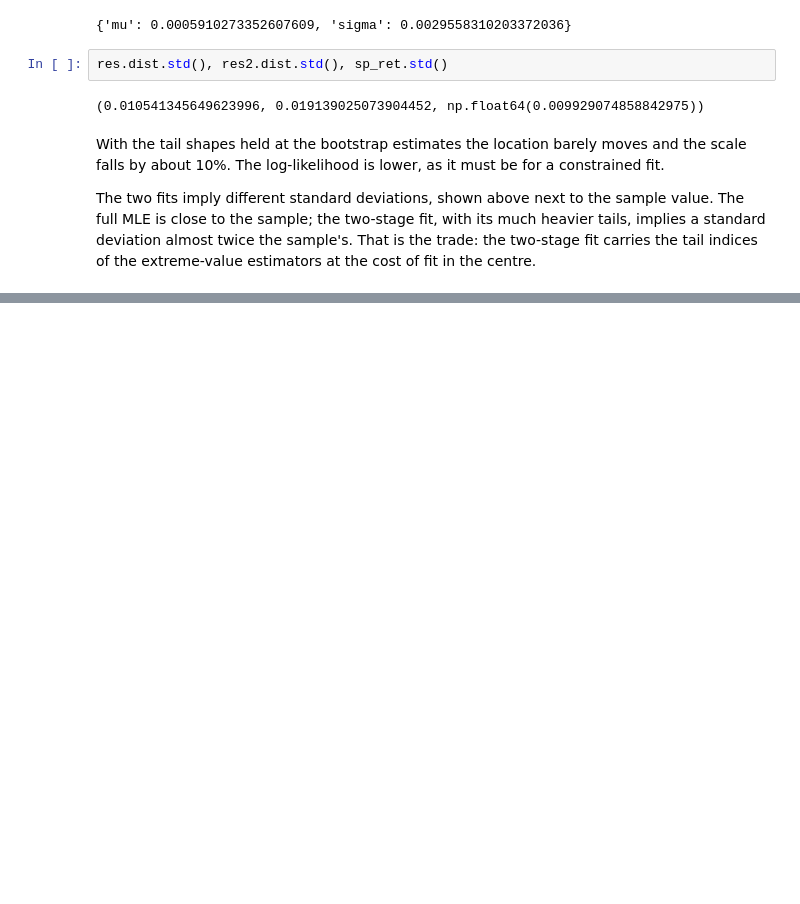
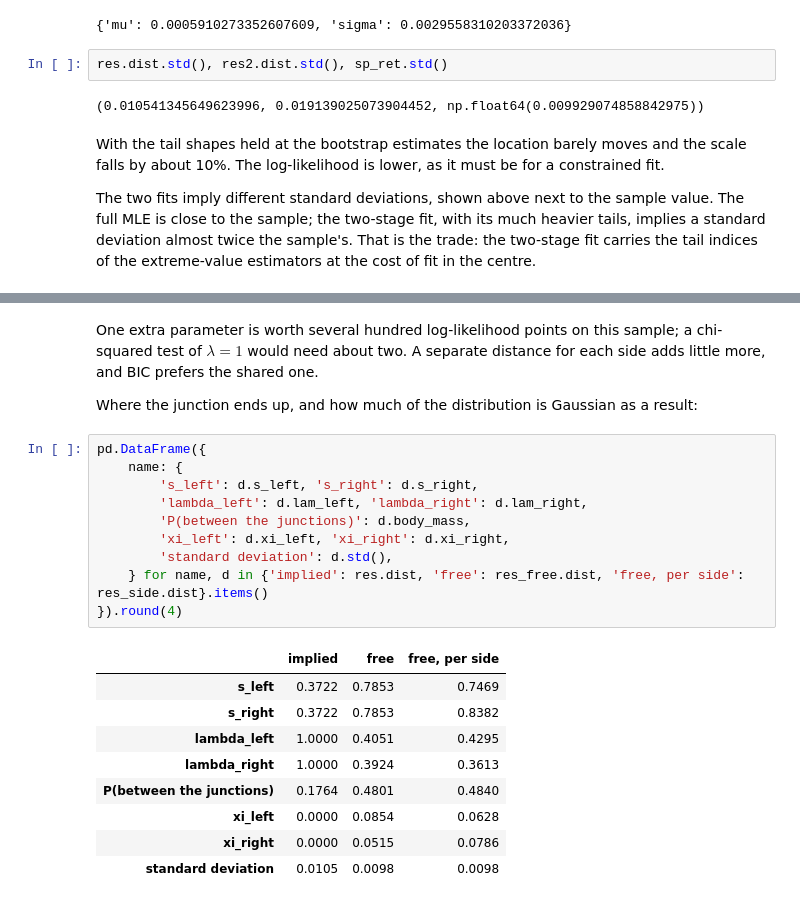
Before and after one commit to rjskene/phat, a Jupyter notebook: docs/notebooks/mle_fit.ipynb, the cells around one changed output, grey strips where cells are left out. Cells and saved outputs as stored; diff of their text form; blank space fills up the shorter version.

```diff
--- a/docs/notebooks/mle_fit.ipynb
+++ b/docs/notebooks/mle_fit.ipynb
@@ -66,0 +114,24 @@ The two fits imply different standard deviations, shown above next to the sample
+# %% [markdown]
+One extra parameter is worth several hundred log-likelihood points on this sample; a chi-squared test of $\lambda = 1$ would need about two. A separate distance for each side adds little more, and BIC prefers the shared one.
+
+Where the junction ends up, and how much of the distribution is Gaussian as a result:
+# %%
+pd.DataFrame({
+    name: {
+        's_left': d.s_left, 's_right': d.s_right,
+        'lambda_left': d.lam_left, 'lambda_right': d.lam_right,
+        'P(between the junctions)': d.body_mass,
+        'xi_left': d.xi_left, 'xi_right': d.xi_right,
+        'standard deviation': d.std(),
+    } for name, d in {'implied': res.dist, 'free': res_free.dist, 'free, per side': res_side.dist}.items()
+}).round(4)
+# %% [output]
+|  | implied | free | free, per side |
+| s_left | 0.3722 | 0.7853 | 0.7469 |
+| s_right | 0.3722 | 0.7853 | 0.8382 |
+| lambda_left | 1.0000 | 0.4051 | 0.4295 |
+| lambda_right | 1.0000 | 0.3924 | 0.3613 |
+| P(between the junctions) | 0.1764 | 0.4801 | 0.4840 |
+| xi_left | 0.0000 | 0.0854 | 0.0628 |
+| xi_right | 0.0000 | 0.0515 | 0.0786 |
+| standard deviation | 0.0105 | 0.0098 | 0.0098 |
```
Also changed, not shown: parts of 9 cells of this notebook, 9 other files.
